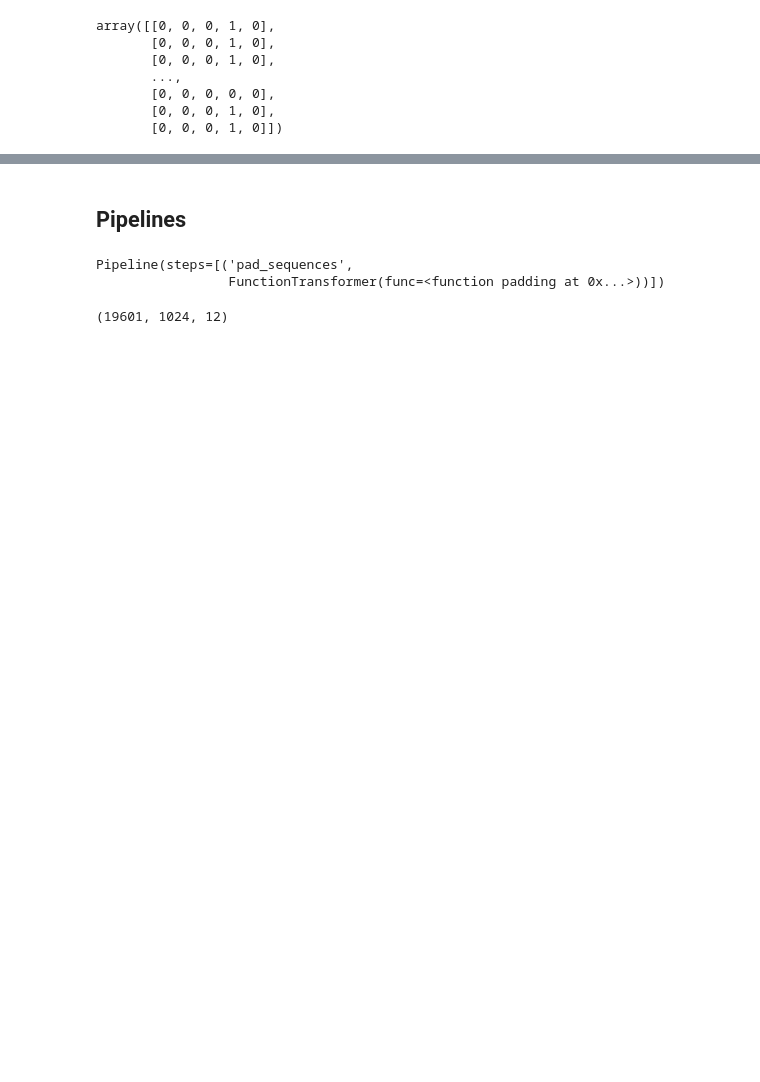
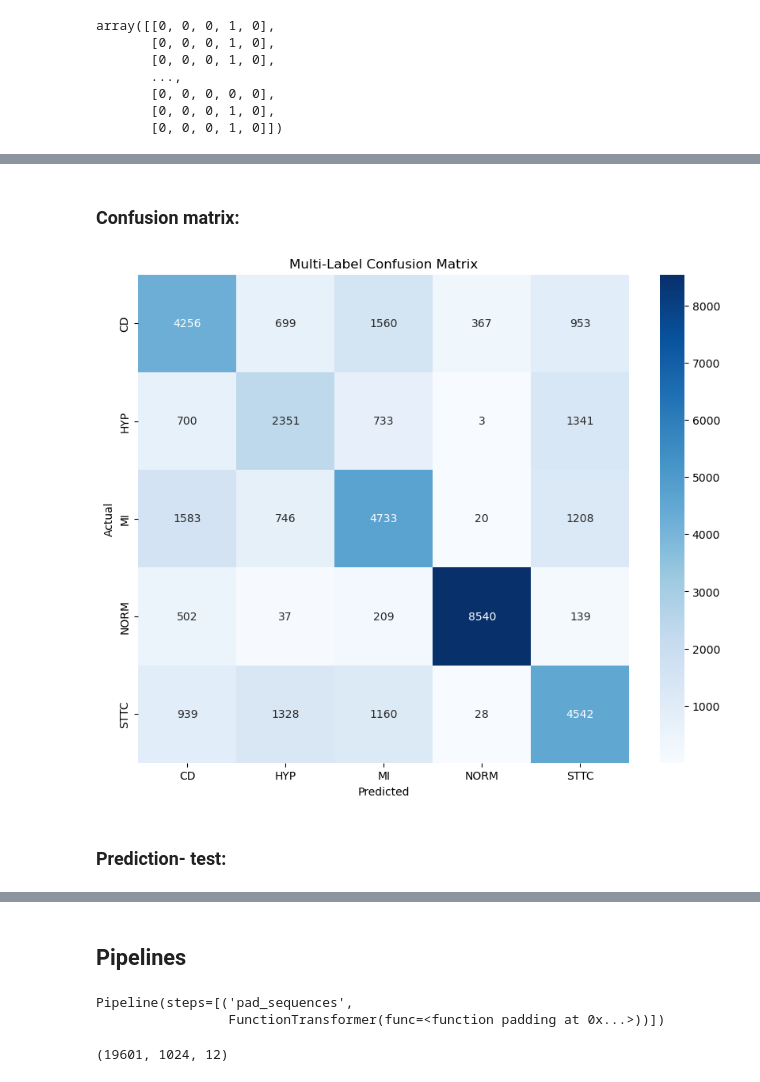
Before and after one commit to TalshB/ECG-project, a Jupyter notebook: ECG project.ipynb, the cells around one changed output, grey strips where cells are left out. Drawn from its saved outputs; the diff is of its cells as text; code cells hidden in the pictures; blank space fills up the shorter version.

```diff
--- a/ECG project.ipynb
+++ b/ECG project.ipynb
@@ -759,0 +836,2 @@ accuracy_train
+# %% [markdown]
+### Confusion matrix:
@@ -760,3 +883,11 @@ accuracy_train
+# %%
+cm= multi_label_confusion_matrix(y_true= y_train_m_encoded, y_pred = encoded_pred_train, n_classes = len(mlb.classes_))
+# %%
+plot_confusion_matrix(cm, class_names= mlb.classes_)
+# %% [output]
+[figure, added]
+# %% [markdown]
+### Prediction- test:
 # %%
 batch_size = 32
 pred_test = []
```
Also changed, not shown: parts of 72 cells of this notebook.
